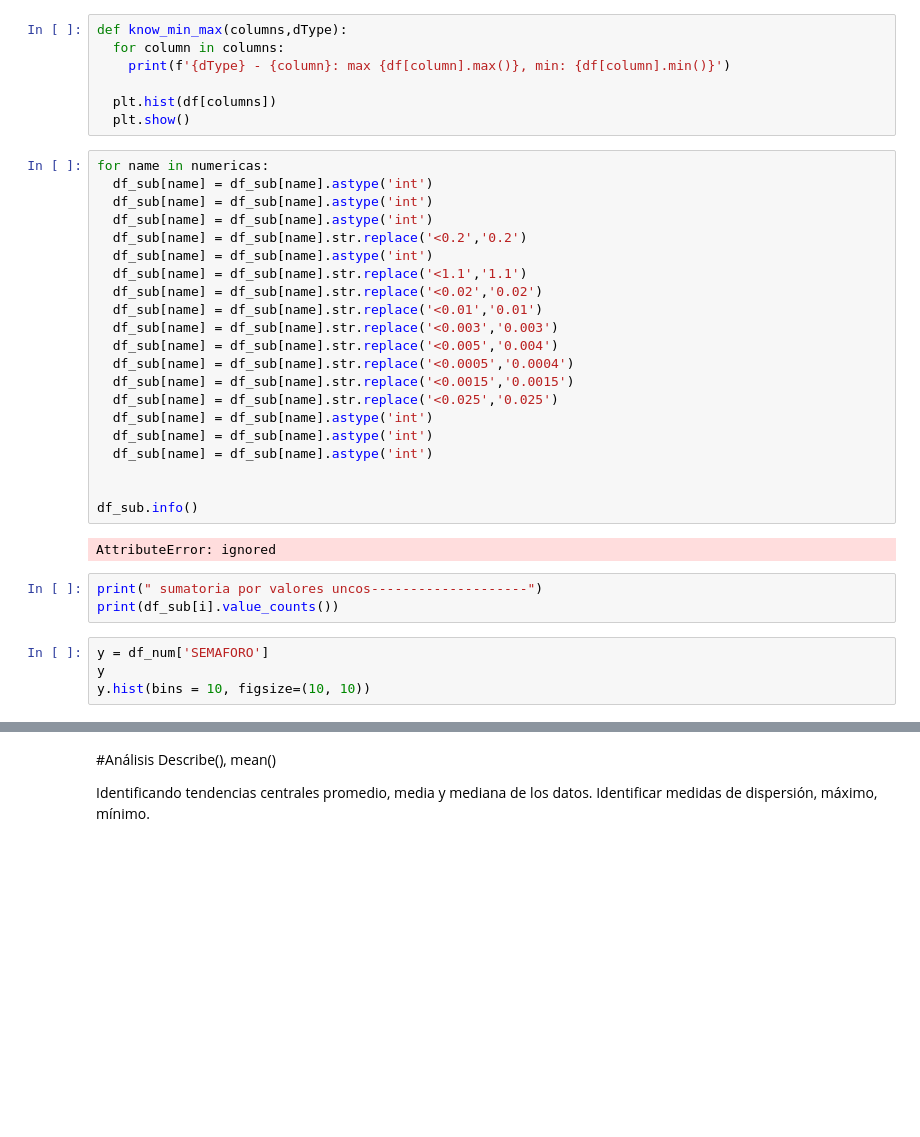
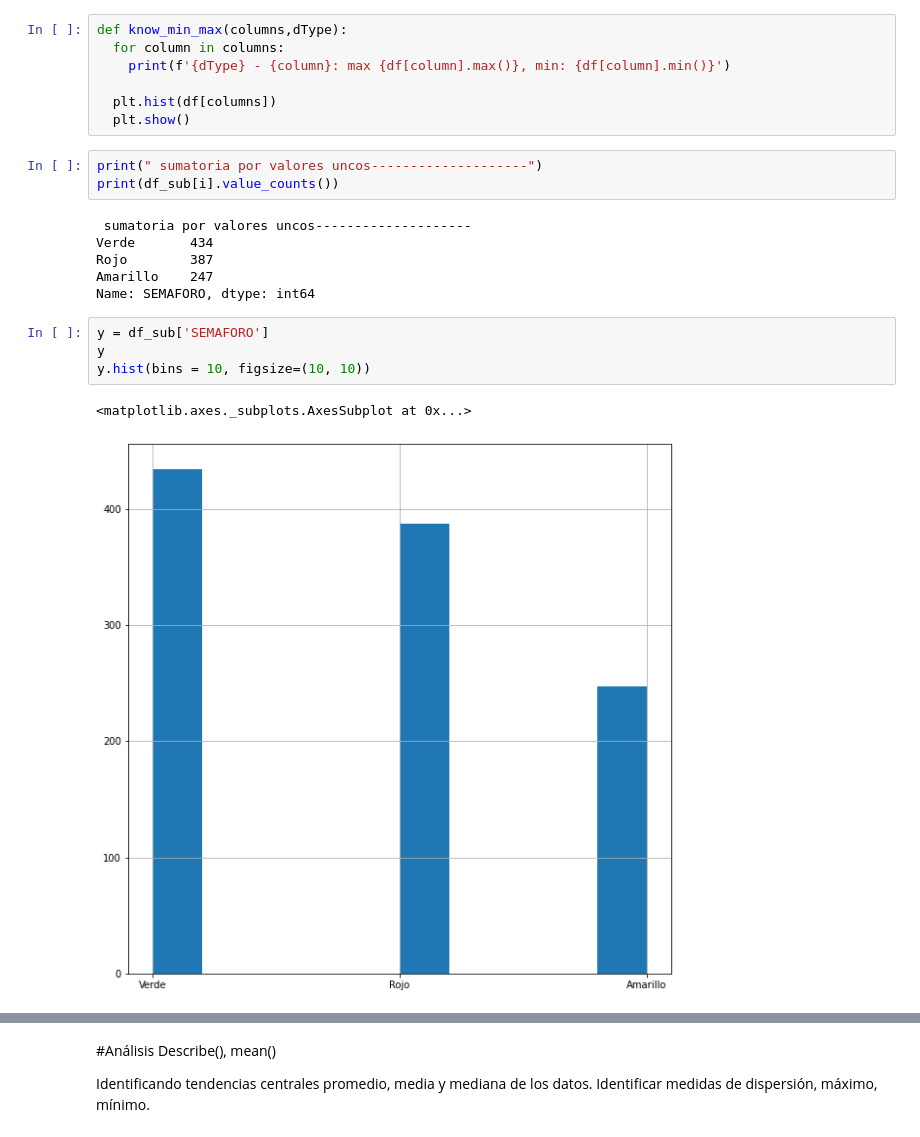
Before and after one commit to PosgradoMNA/actividades-del-projecto-equipo_98, a Jupyter notebook: Reto_DS_Parte_1.ipynb, the cells around one changed output, grey strips where cells are left out. Drawn from its saved outputs; the diff is of its cells as text; blank space fills up the shorter version.

```diff
--- a/Reto_DS_Parte_1.ipynb
+++ b/Reto_DS_Parte_1.ipynb
@@ -311,35 +311,21 @@ def know_min_max(columns,dType):
 
   plt.hist(df[columns])
   plt.show()
-# %%
-for name in numericas:
-  df_sub[name] = df_sub[name].astype('int')
-  df_sub[name] = df_sub[name].astype('int')
-  df_sub[name] = df_sub[name].astype('int')
-  df_sub[name] = df_sub[name].str.replace('<0.2','0.2')
-  df_sub[name] = df_sub[name].astype('int')
-  df_sub[name] = df_sub[name].str.replace('<1.1','1.1')
-  df_sub[name] = df_sub[name].str.replace('<0.02','0.02')
-  df_sub[name] = df_sub[name].str.replace('<0.01','0.01')
-  df_sub[name] = df_sub[name].str.replace('<0.003','0.003')
-  df_sub[name] = df_sub[name].str.replace('<0.005','0.004')
-  df_sub[name] = df_sub[name].str.replace('<0.0005','0.0004')
-  df_sub[name] = df_sub[name].str.replace('<0.0015','0.0015')
-  df_sub[name] = df_sub[name].str.replace('<0.025','0.025')
-  df_sub[name] = df_sub[name].astype('int')
-  df_sub[name] = df_sub[name].astype('int')
-  df_sub[name] = df_sub[name].astype('int')
-
-
-df_sub.info()
-# %% [output]
-AttributeError: ignored
 # %%
 print(" sumatoria por valores uncos--------------------")
 print(df_sub[i].value_counts())
+# %% [output]
+ sumatoria por valores uncos--------------------
+Verde       434
+Rojo        387
+Amarillo    247
+Name: SEMAFORO, dtype: int64
 # %%
-y = df_num['SEMAFORO']
+y = df_sub['SEMAFORO']
 y
 y.hist(bins = 10, figsize=(10, 10))
+# %% [output]
+<matplotlib.axes._subplots.AxesSubplot at 0x...>
+[figure, added]
 # %%
 for name in numericas:
```
Also changed, not shown: parts of 3 cells of this notebook.
